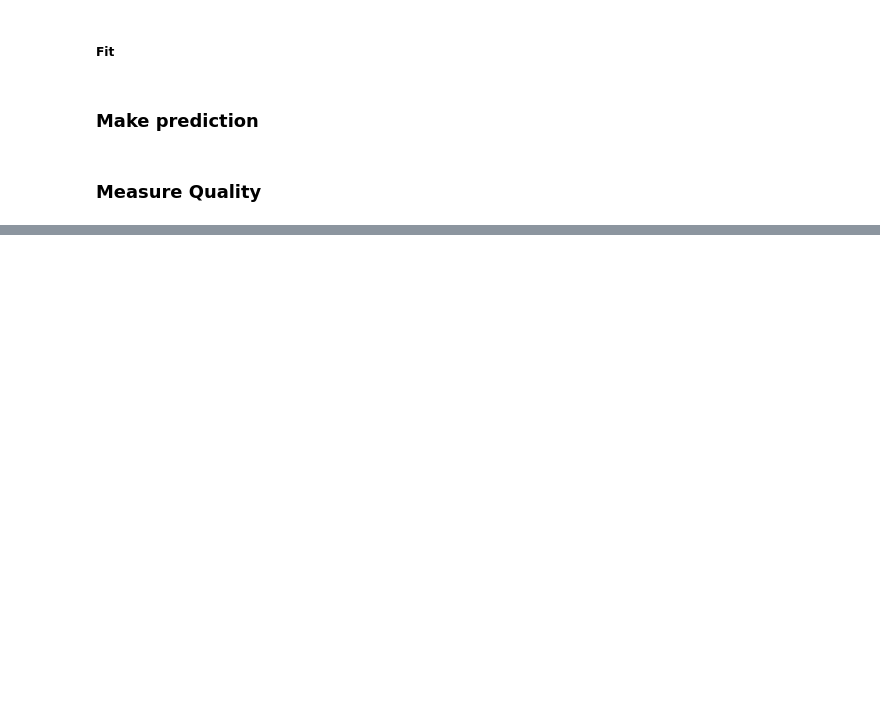
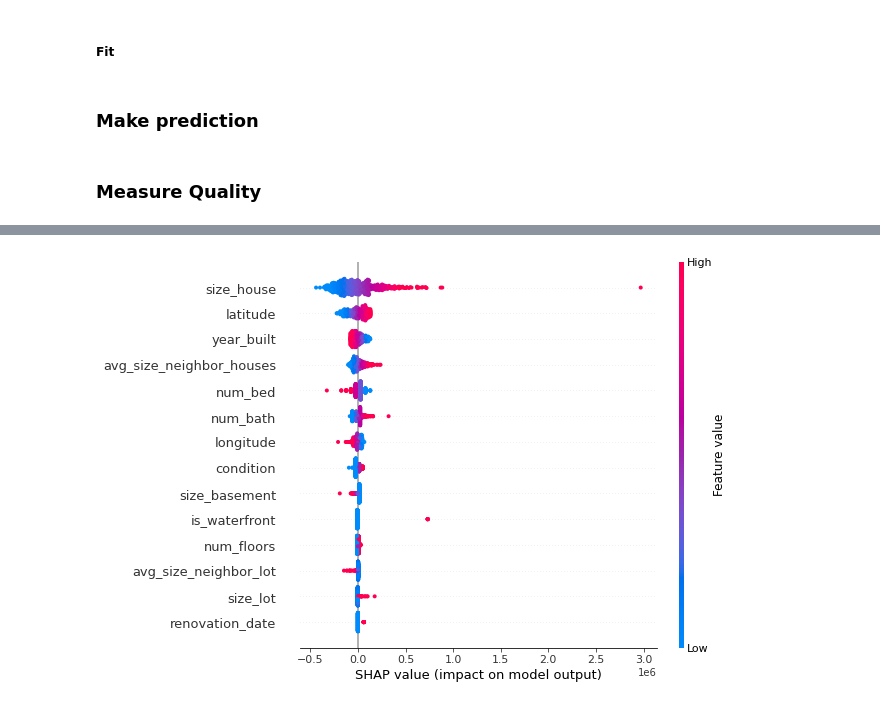
Before and after one commit to sergiorosendo/sale_price_prediction, a Jupyter notebook: notebooks/2_1_model_linear_regression.ipynb, the cells around one changed output, grey strips where cells are left out. Saved outputs shown, nothing was run; the diff lists cells and outputs as text; code cells hidden in the pictures; blank space fills up the shorter version.

Commit message:
included a random forest notebook and added shap calculation for both models

```diff
--- a/notebooks/2_1_model_linear_regression.ipynb
+++ b/notebooks/2_1_model_linear_regression.ipynb
@@ -142,0 +146,6 @@ Interpreting the linear model coefficients.
+# %%
+shap.initjs()
+
+background_data = shap.kmeans(df_train.drop(columns='price'), 5)
+k_explainer = shap.KernelExplainer(clf.predict, background_data)
+shap_values = k_explainer.shap_values(df_test.drop(columns='price').head(500))
@@ -142,0 +154,4 @@ Interpreting the linear model coefficients.
+# %%
+shap.summary_plot(shap_values, df_test.drop(columns='price').head(500))
+# %% [output]
+[figure, added]
```
Also changed, not shown: parts of 13 cells of this notebook, 3 other files.
